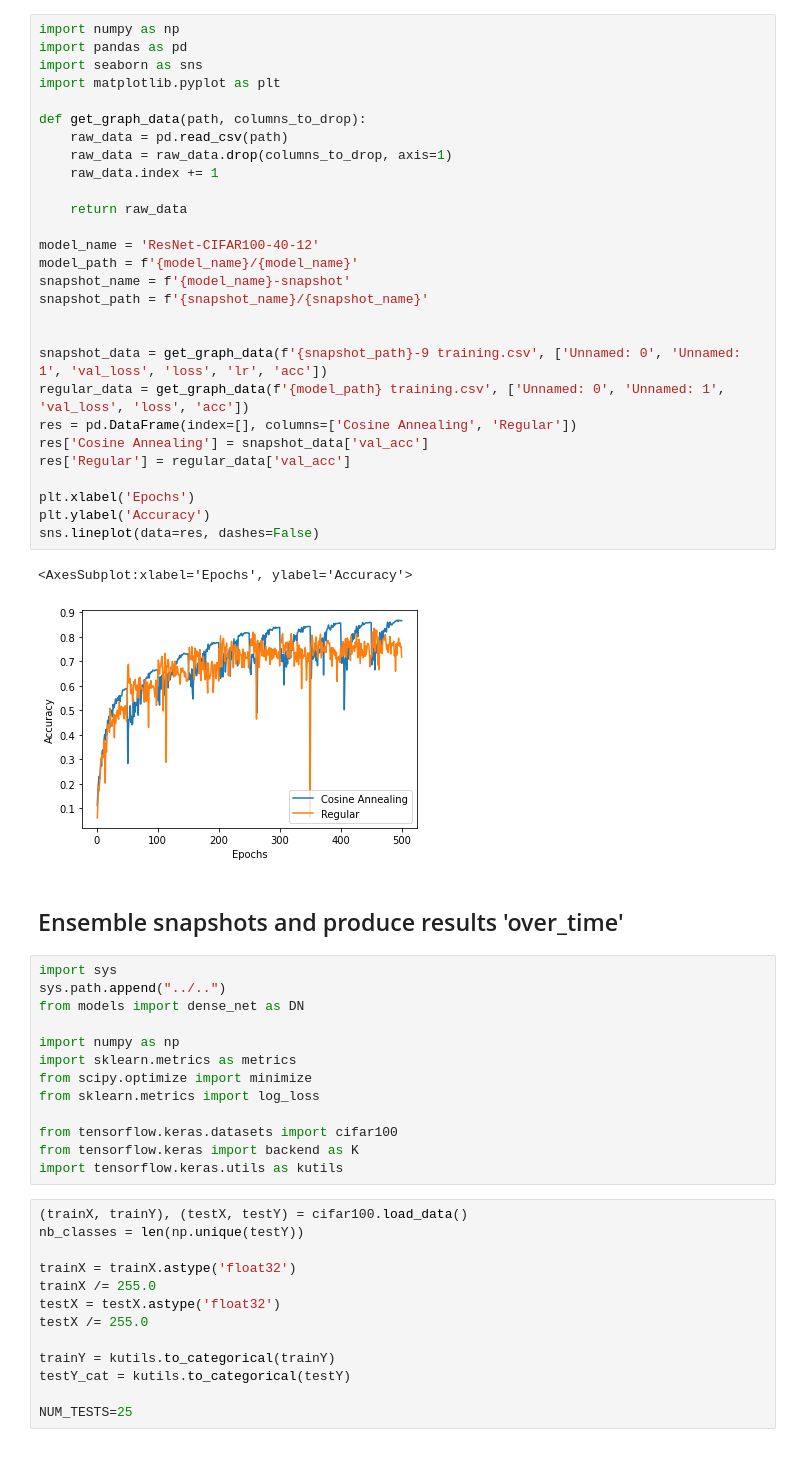
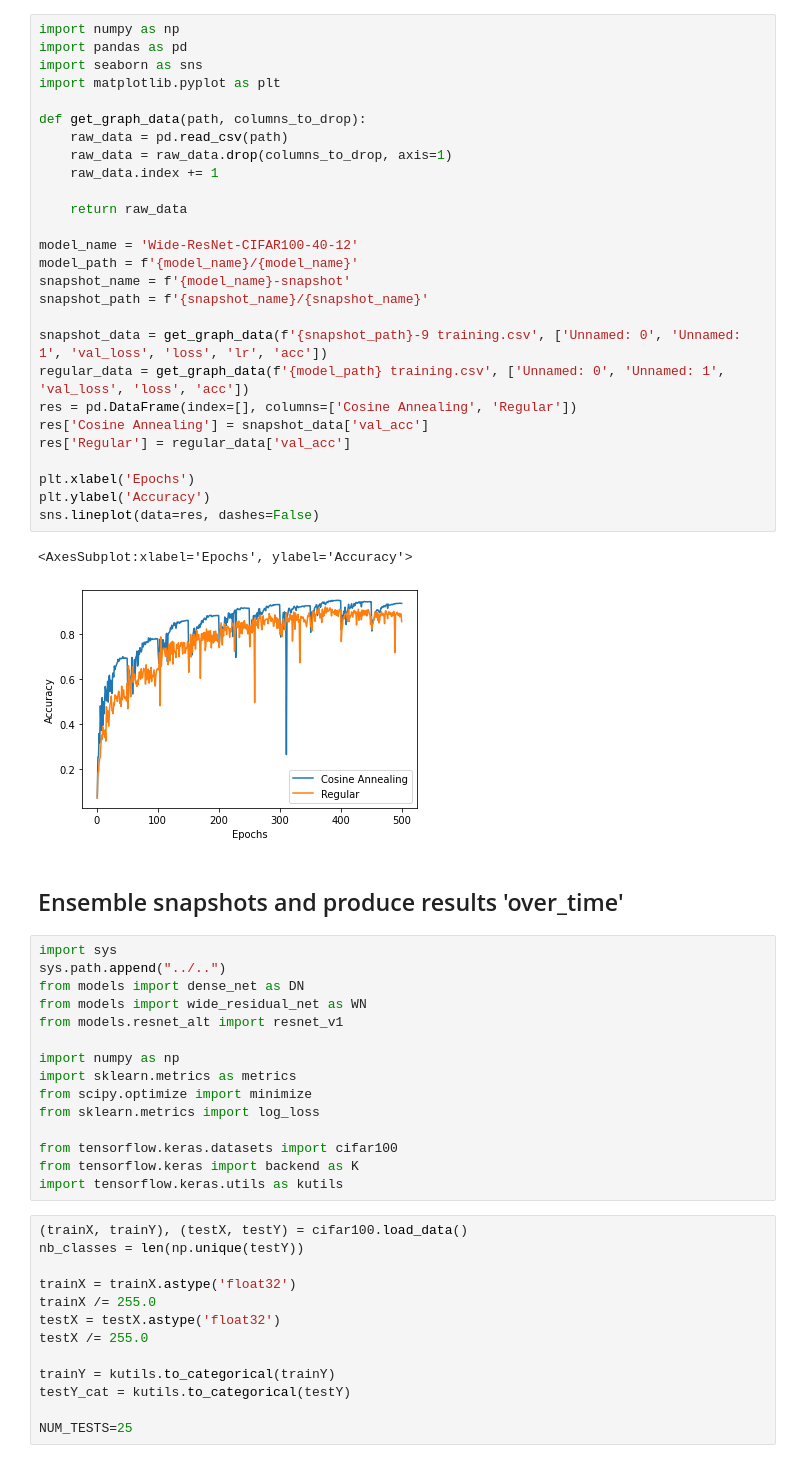
Before and after one commit to jobvink/SnapshotEnsembles, a Jupyter notebook: analytics/CIFAR-100/experiment-01.ipynb, the cells around one changed output. Cells and saved outputs as stored; diff of their text form.

```diff
--- a/analytics/CIFAR-100/experiment-01.ipynb
+++ b/analytics/CIFAR-100/experiment-01.ipynb
@@ -1,40 +1,41 @@
 # %%
 import numpy as np
 import pandas as pd
 import seaborn as sns
 import matplotlib.pyplot as plt
 
 def get_graph_data(path, columns_to_drop):
     raw_data = pd.read_csv(path)
     raw_data = raw_data.drop(columns_to_drop, axis=1)
     raw_data.index += 1
 
     return raw_data
 
-model_name = 'ResNet-CIFAR100-40-12'
+model_name = 'Wide-ResNet-CIFAR100-40-12'
 model_path = f'{model_name}/{model_name}'
 snapshot_name = f'{model_name}-snapshot'
 snapshot_path = f'{snapshot_name}/{snapshot_name}'
-
 
 snapshot_data = get_graph_data(f'{snapshot_path}-9 training.csv', ['Unnamed: 0', 'Unnamed: 1', 'val_loss', 'loss', 'lr', 'acc'])
 regular_data = get_graph_data(f'{model_path} training.csv', ['Unnamed: 0', 'Unnamed: 1', 'val_loss', 'loss', 'acc'])
 res = pd.DataFrame(index=[], columns=['Cosine Annealing', 'Regular'])
 res['Cosine Annealing'] = snapshot_data['val_acc']
 res['Regular'] = regular_data['val_acc']
 
 plt.xlabel('Epochs')
 plt.ylabel('Accuracy')
 sns.lineplot(data=res, dashes=False)
 # %% [output]
 <AxesSubplot:xlabel='Epochs', ylabel='Accuracy'>
-[figure, old version]
+[figure, new version]
 # %% [markdown]
 ## Ensemble snapshots and produce results 'over_time'
 # %%
 import sys
 sys.path.append("../..")
 from models import dense_net as DN
+from models import wide_residual_net as WN
+from models.resnet_alt import resnet_v1
 
 import numpy as np
 import sklearn.metrics as metrics
```
Also changed, not shown: parts of 4 cells of this notebook, 4 other files.
